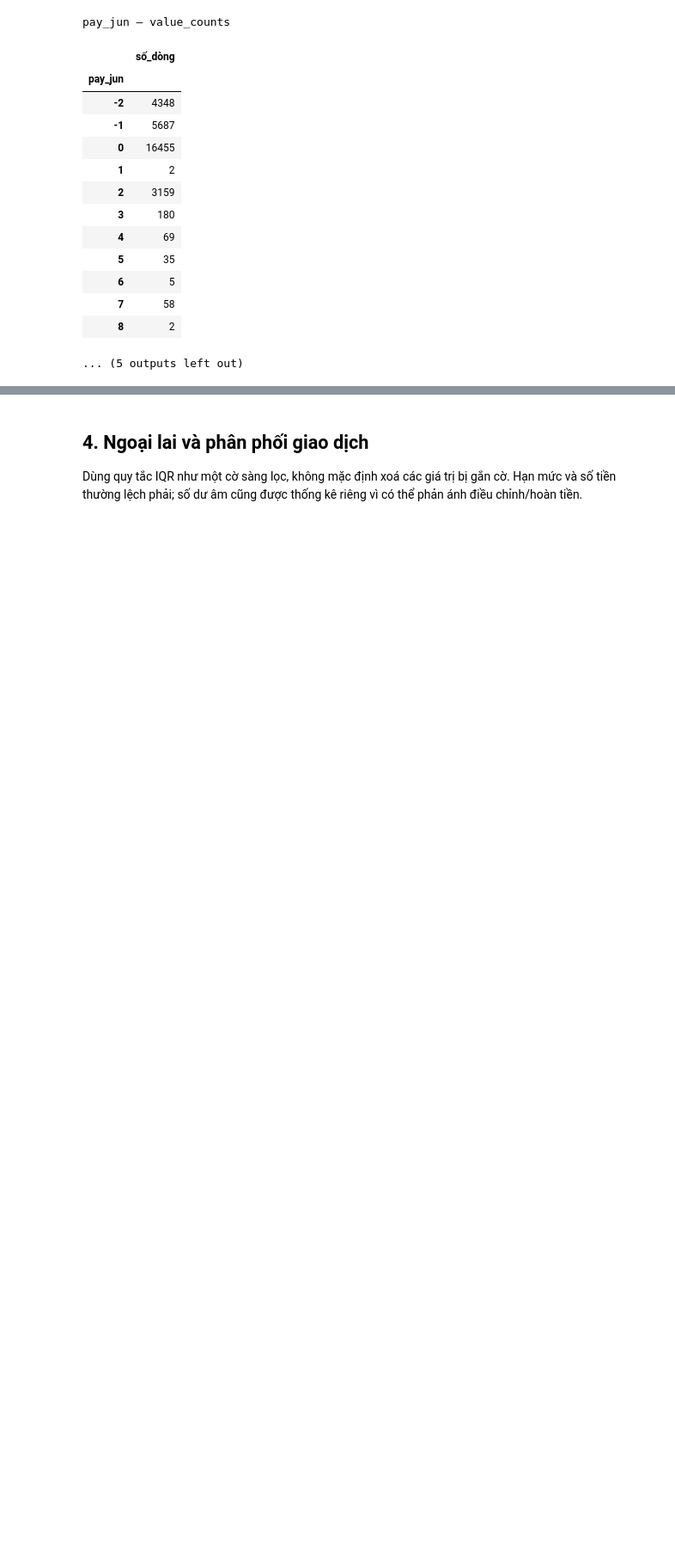
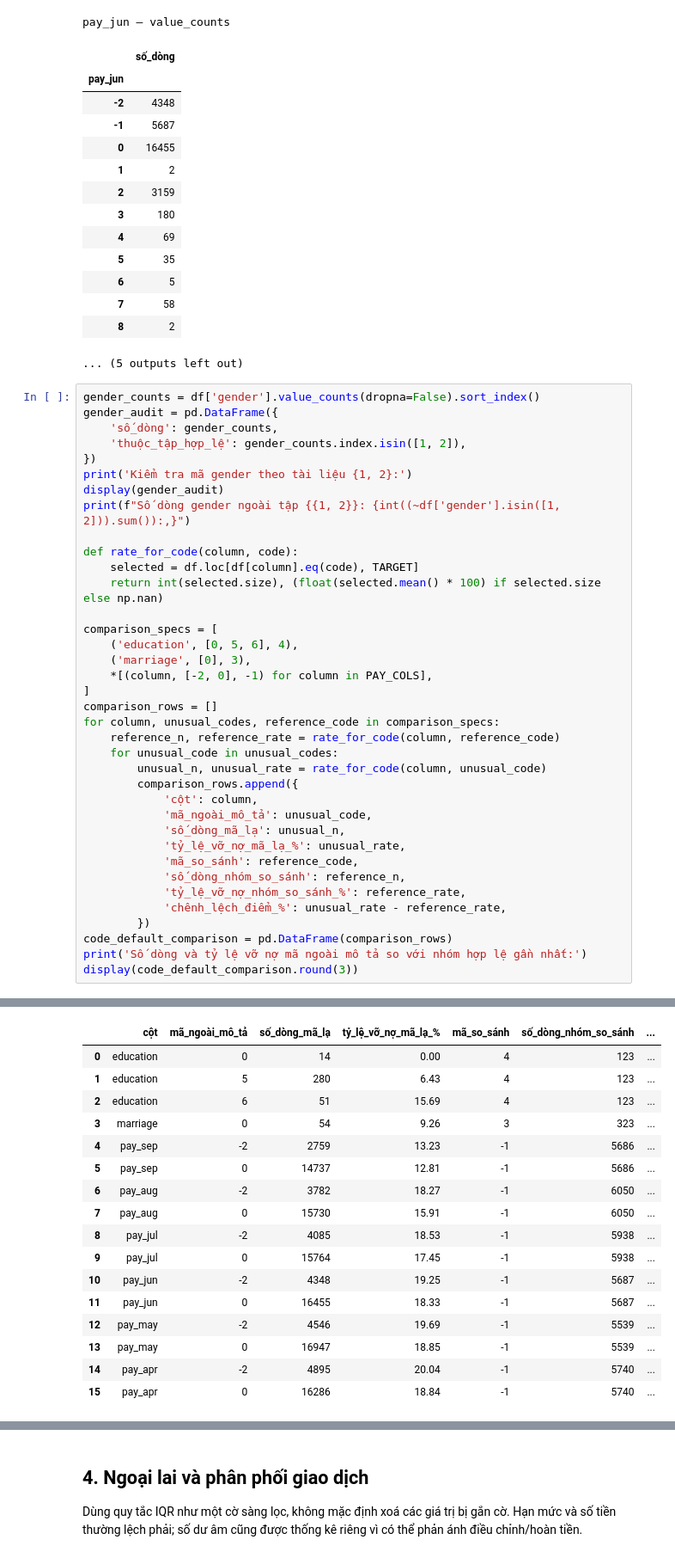
Before and after one commit to htnhwngoc-cloud/banking-credit-risk, a Jupyter notebook: notebooks/01_eda.ipynb, the cells around one changed output, grey strips where cells are left out. Shown at 86% size. Drawn from its saved outputs; the diff is of its cells as text; blank space fills up the shorter version.

```diff
--- a/notebooks/01_eda.ipynb
+++ b/notebooks/01_eda.ipynb
@@ -308,3 +335,41 @@ pay_jun — value_counts
 | 7 | 58 |
 | 8 | 2 |
 ... (5 outputs left out)
+# %%
+gender_counts = df['gender'].value_counts(dropna=False).sort_index()
+gender_audit = pd.DataFrame({
+    'số_dòng': gender_counts,
+    'thuộc_tập_hợp_lệ': gender_counts.index.isin([1, 2]),
+})
+print('Kiểm tra mã gender theo tài liệu {1, 2}:')
+display(gender_audit)
+print(f"Số dòng gender ngoài tập {{1, 2}}: {int((~df['gender'].isin([1, 2])).sum()):,}")
+
+def rate_for_code(column, code):
+    selected = df.loc[df[column].eq(code), TARGET]
+    return int(selected.size), (float(selected.mean() * 100) if selected.size else np.nan)
+
+comparison_specs = [
+    ('education', [0, 5, 6], 4),
+    ('marriage', [0], 3),
+    *[(column, [-2, 0], -1) for column in PAY_COLS],
+]
+comparison_rows = []
+for column, unusual_codes, reference_code in comparison_specs:
+    reference_n, reference_rate = rate_for_code(column, reference_code)
+    for unusual_code in unusual_codes:
+        unusual_n, unusual_rate = rate_for_code(column, unusual_code)
+        comparison_rows.append({
+            'cột': column,
+            'mã_ngoài_mô_tả': unusual_code,
+            'số_dòng_mã_lạ': unusual_n,
+            'tỷ_lệ_vỡ_nợ_mã_lạ_%': unusual_rate,
+            'mã_so_sánh': reference_code,
+            'số_dòng_nhóm_so_sánh': reference_n,
+            'tỷ_lệ_vỡ_nợ_nhóm_so_sánh_%': reference_rate,
+            'chênh_lệch_điểm_%': unusual_rate - reference_rate,
+        })
+code_default_comparison = pd.DataFrame(comparison_rows)
+print('Số dòng và tỷ lệ vỡ nợ mã ngoài mô tả so với nhóm hợp lệ gần nhất:')
+display(code_default_comparison.round(3))
+# %% [output]
@@ -310,0 +383,17 @@ pay_jun — value_counts
+|  | cột | mã_ngoài_mô_tả | số_dòng_mã_lạ | tỷ_lệ_vỡ_nợ_mã_lạ_% | mã_so_sánh | số_dòng_nhóm_so_sánh | ... |
+| 0 | education | 0 | 14 | 0.00 | 4 | 123 | ... |
+| 1 | education | 5 | 280 | 6.43 | 4 | 123 | ... |
+| 2 | education | 6 | 51 | 15.69 | 4 | 123 | ... |
+| 3 | marriage | 0 | 54 | 9.26 | 3 | 323 | ... |
+| 4 | pay_sep | -2 | 2759 | 13.23 | -1 | 5686 | ... |
+| 5 | pay_sep | 0 | 14737 | 12.81 | -1 | 5686 | ... |
+| 6 | pay_aug | -2 | 3782 | 18.27 | -1 | 6050 | ... |
+| 7 | pay_aug | 0 | 15730 | 15.91 | -1 | 6050 | ... |
+| 8 | pay_jul | -2 | 4085 | 18.53 | -1 | 5938 | ... |
+| 9 | pay_jul | 0 | 15764 | 17.45 | -1 | 5938 | ... |
+| 10 | pay_jun | -2 | 4348 | 19.25 | -1 | 5687 | ... |
+| 11 | pay_jun | 0 | 16455 | 18.33 | -1 | 5687 | ... |
+| 12 | pay_may | -2 | 4546 | 19.69 | -1 | 5539 | ... |
+| 13 | pay_may | 0 | 16947 | 18.85 | -1 | 5539 | ... |
+| 14 | pay_apr | -2 | 4895 | 20.04 | -1 | 5740 | ... |
+| 15 | pay_apr | 0 | 16286 | 18.84 | -1 | 5740 | ... |
```
Also changed, not shown: parts of 14 cells of this notebook, 18 other files.
